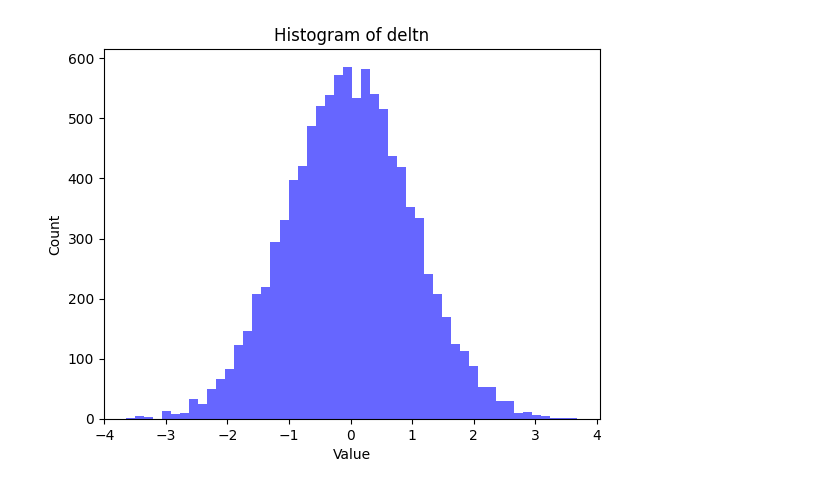
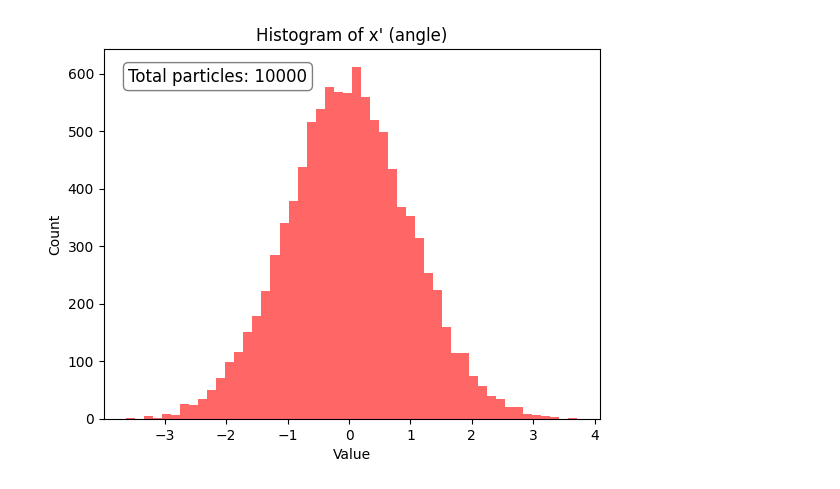
Before and after one commit to vtsianti/Stochastic-Cooling, a Jupyter notebook: studies/filter_cooling.ipynb, the cells around one changed output. Saved outputs shown, nothing was run; the diff lists cells and outputs as text; code cells hidden in the pictures.

```diff
--- a/studies/filter_cooling.ipynb
+++ b/studies/filter_cooling.ipynb
@@ -691,22 +691,27 @@ Memory usage after operations: 358.023168 MB
 # %%
 import numpy as np
 import matplotlib.pyplot as plt
 
 # Create a random number generator
 rng = np.random.default_rng()
 
 # Generate 10,000 samples from a normal distribution
 deltn = rng.normal(0., 1., size=10000)
 
 # Plot the histogram
-plt.hist(deltn, bins=50, alpha=0.6, color='b')
+plt.hist(deltn, bins=50, alpha=0.6, color='r')
 
 # Add labels and title
 plt.xlabel("Value")
 plt.ylabel("Count")
-plt.title("Histogram of deltn")
+plt.title("Histogram of x' (angle)")
+
+# Add the total number of particles as a text annotation
+total_particles = len(deltn)
+plt.text(0.05, 0.95, f"Total particles: {total_particles}", transform=plt.gca().transAxes, fontsize=12,
+         verticalalignment='top', bbox=dict(boxstyle="round", facecolor="white", alpha=0.5))
 
 # Show the plot
 plt.show()
 # %% [output]
-[figure, old version]
+[figure, new version]
```
Also changed, not shown: parts of 1 cell of this notebook, 28 other files.
